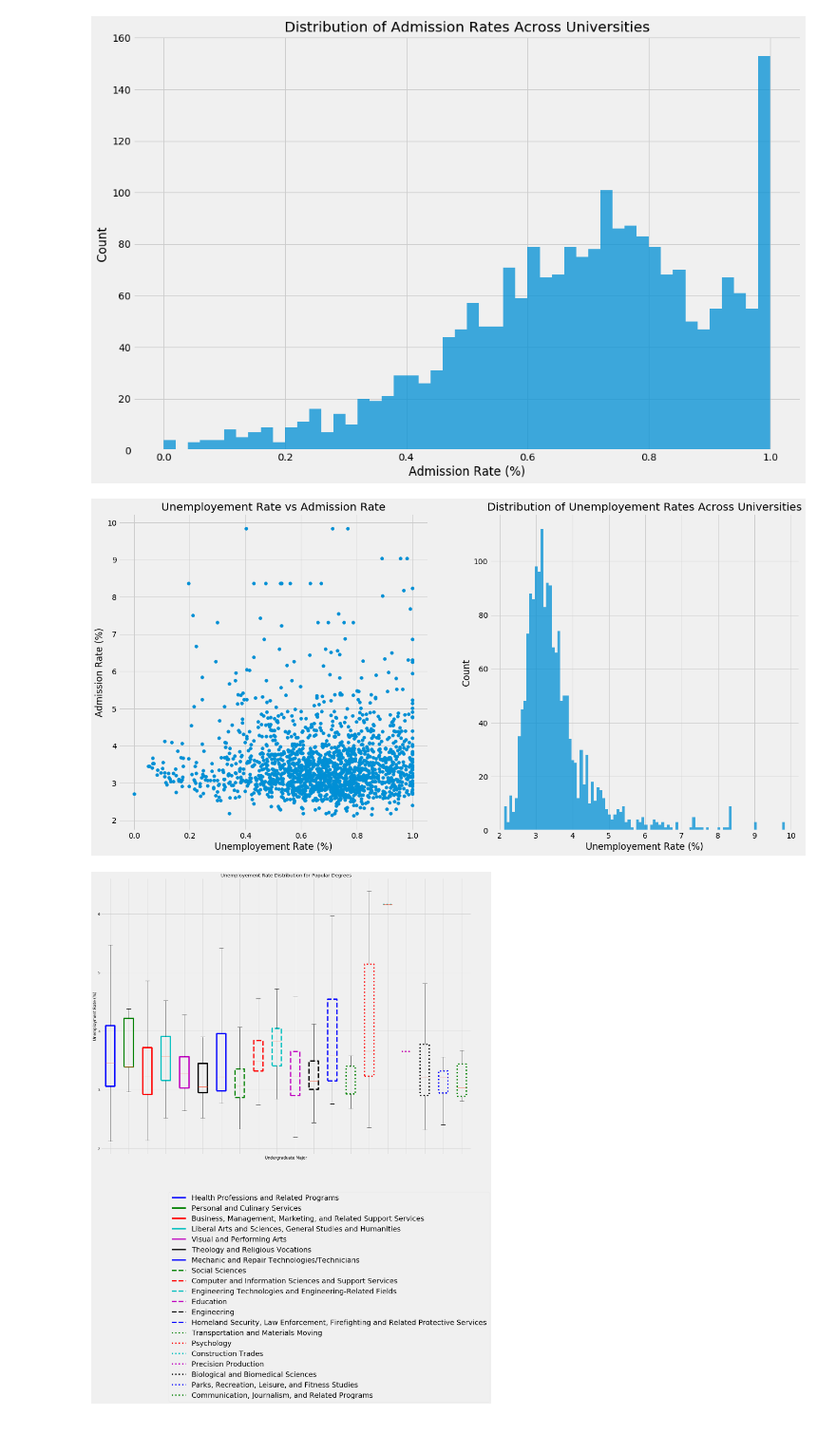
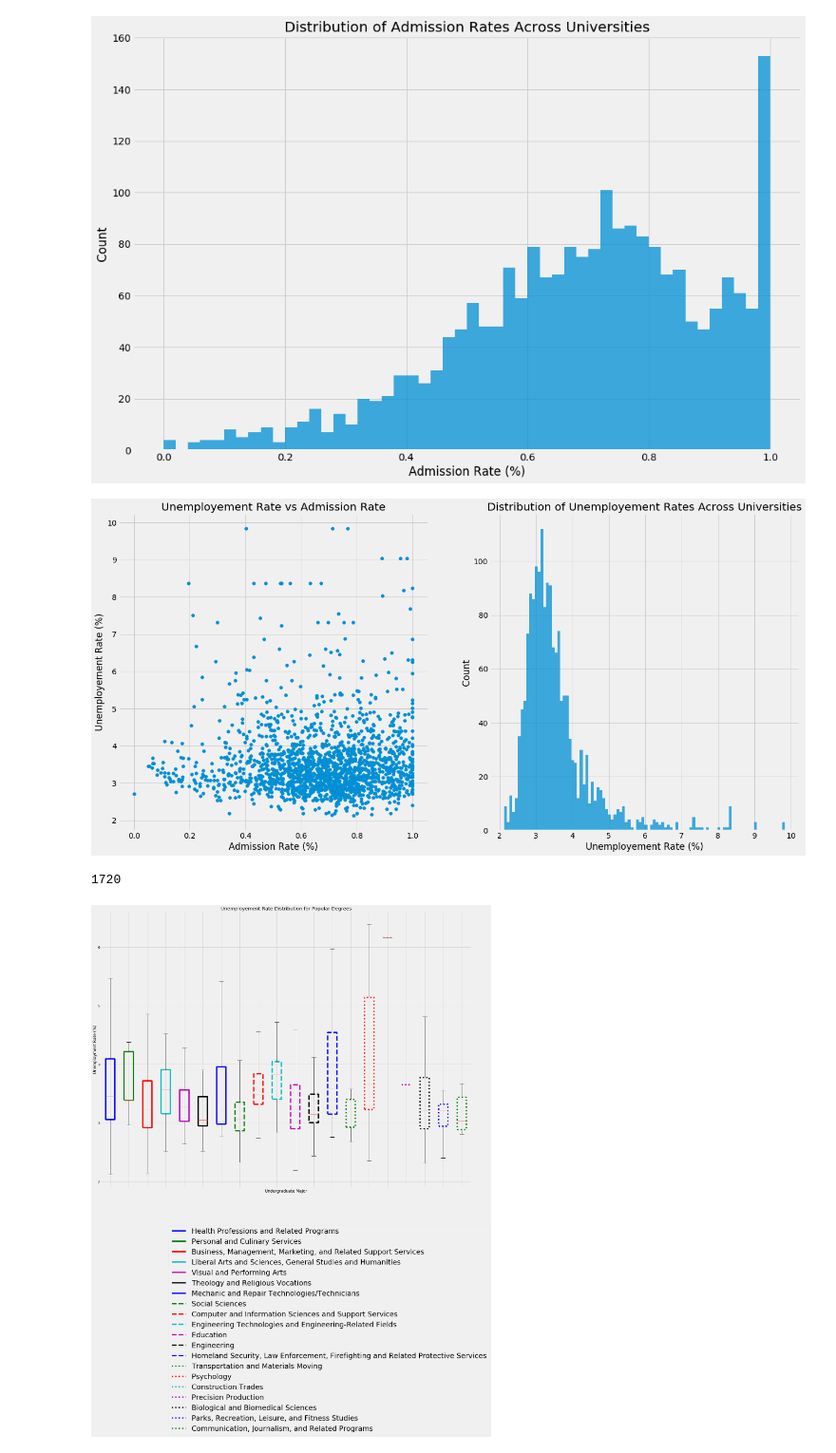
Before and after one commit to jer96/CareerPathPrediction, a Jupyter notebook: analysis/college-scorecard-analysis.ipynb, the cells around one changed output. Shown at 95% size. Cells and saved outputs as stored; diff of their text form; code cells hidden in the pictures.

```diff
--- a/analysis/college-scorecard-analysis.ipynb
+++ b/analysis/college-scorecard-analysis.ipynb
@@ -37,22 +37,22 @@ df_edu = df_edu_all.filter(columns, axis=1)
 # %%
 # bring in actual degree names
 major_names = [
-    'Agriculture, Agriculture Operations, and Related Sciences',
+    'Agricultureand Related Sciences',
     'Natural Resources and Conservation',
-    'Architecture and Related Services',
-    'Area, Ethnic, Cultural, Gender, and Group Studies',
-    'Communication, Journalism, and Related Programs',
-    'Communications Technologies/Technicians and Support Services',
-    'Computer and Information Sciences and Support Services',
+    'Architecture',
+    'Ethnic, Cultural, Gender Studies',
+    'Communication, Journalism',
+    'Communications and Support Services',
+    'Computer and Information Science',
     'Personal and Culinary Services',
     'Education',
     'Engineering',
-    'Engineering Technologies and Engineering-Related Fields',
-    'Foreign Languages, Literatures, and Linguistics',
-    'Family and Consumer Sciences/Human Sciences',
+    'Engineering Technologies',
+    'Literatures, and Linguistics',
+    'Family and Consumer Sciences',
     'Legal Professions and Studies',
-    'English Language and Literature/Letters',
-    'Liberal Arts and Sciences, General Studies and Humanities',
+    'English Language',
+    'Liberal Arts,General Studies and Humanities',
     'Library Science',
     'Biological and Biomedical Sciences',
     'Mathematics and Statistics',
@@ -64,16 +64,16 @@ major_names = [
     'Physical Sciences',
     'Science Technologies/Technicians',
     'Psychology',
-    'Homeland Security, Law Enforcement, Firefighting and Related Protective Services',
-    'Public Administration and Social Service Professions',
+    'Protective Services',
+    'Social Service Professions',
     'Social Sciences',
     'Construction Trades',
     'Mechanic and Repair Technologies/Technicians',
     'Precision Production',
     'Transportation and Materials Moving',
     'Visual and Performing Arts',
-    'Health Professions and Related Programs',
-    'Business, Management, Marketing, and Related Support Services',
+    'Health Professions',
+    'Business, Management, Marketing',
     'History'
 ]
 # %%
@@ -143,24 +143,28 @@ df_edu_unemp = df_edu_all[columns]
 # %%
 # begin plotting
 f, (ax,ax1) = plt.subplots(1,2, figsize=(20,10))
 # unemployement rate vs admission rate
 df_edu_unemp = df_edu_unemp.replace('PrivacySuppressed', np.nan)
 df_edu_unemp = df_edu_unemp.dropna()
 ax.scatter(df_edu_unemp['ADM_RATE'], df_edu_unemp['UNEMP_RATE'])
 ax.set_title('Unemployement Rate vs Admission Rate')
-ax.set_ylabel('Admission Rate (%)')
-ax.set_xlabel('Unemployement Rate (%)')
+ax.set_xlabel('Admission Rate (%)')
+ax.set_ylabel('Unemployement Rate (%)')
 
 # unemployement distribution
 x = df_edu_unemp['UNEMP_RATE'].tolist()
 x = [float(i) for i in x]
 ax1.hist(x, bins=100, alpha=.75)
 ax1.set_title('Distribution of Unemployement Rates Across Universities')
 ax1.set_ylabel('Count')
 ax1.set_xlabel('Unemployement Rate (%)')
 plt.show()
 # %% [output]
-[figure, old version]
+[figure, new version]
+# %%
+len(df_edu_unemp['ADM_RATE'])
+# %% [output]
+1720
 # %%
 # create dictionary with most popular degrees mapped to lists
 major_unemp_dict = {key:[] for key in major_count_dict.keys()}
```
Also changed, not shown: parts of 6 cells of this notebook, 4 other files.
